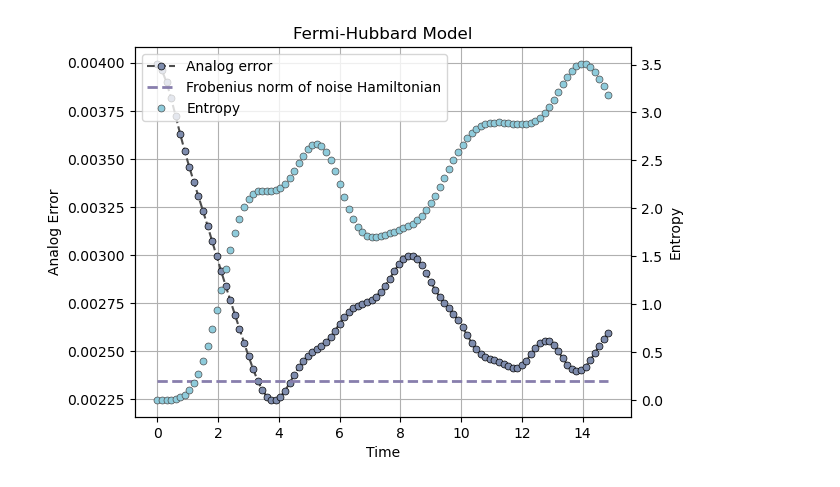
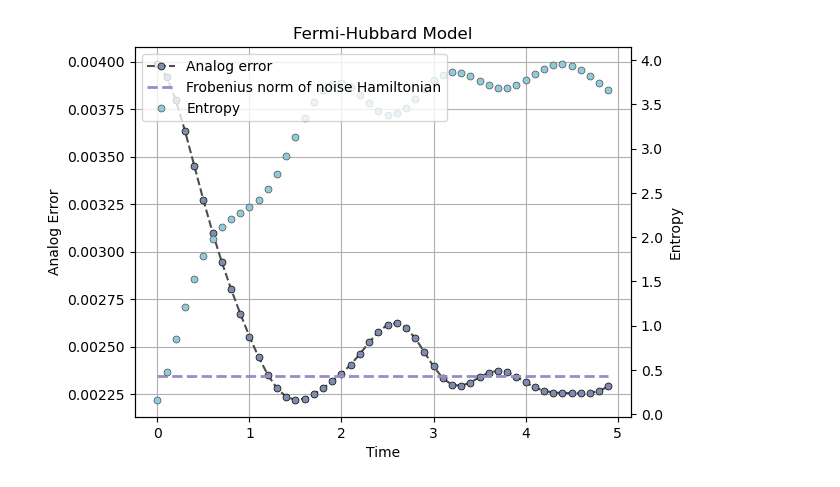
Before and after one commit to minidas/Entanglement-Induced-Resilience-of-Quantum-Dynamics, a Jupyter notebook: fermionic.ipynb, the cells around one changed output. Saved outputs shown, nothing was run; the diff lists cells and outputs as text; code cells hidden in the pictures.

```diff
--- a/fermionic.ipynb
+++ b/fermionic.ipynb
@@ -4,13 +4,13 @@ import numpy as np
 import matplotlib.pyplot as plt
 from tqdm import tqdm
 from fermion import *
-from entropy import RDM_entropy
+from entropy import *
 
-exact_model = Fermion_Model(tunneling=1.0, coulomb=0)
+exact_model = Fermion_Model(tunneling=1.0, coulomb=0.5)
 analog_model = Analog_Fermion(exact_model)
 
 initial_state = Statevector.from_label('1111111100000000').data  # Example initial state
-time=np.linspace(0,15,101)
+time=np.linspace(0,5,51)
 exact_state=initial_state
 analog_state=initial_state
 time_step=0.1
@@ -20,7 +20,9 @@ for _ in tqdm(time):
     analog_state = analog_model.evolve_state(exact_state, time_step, analog_model.H)
     exact_state = exact_model.evolve_state(exact_state, time_step, exact_model.H)
     error.append(np.linalg.norm(exact_state - analog_state))
-    entropy.append(RDM_entropy(analog_state, 4,16)[-1])
+    # entropy.append(RDM_entropy(analog_state, 4,16)[-1])
+    rho=partial_trace(Statevector(analog_state),[4,5,6,7,8,9,10,11,12,13,14,15])
+    entropy.append(von_neumann_entropy(rho))
 # %%
 from math import sqrt
 d=2**16
@@ -28,21 +30,21 @@ H_noise=get_sparse_operator(exact_model.H-analog_model.H).toarray()
 fro_norm=np.linalg.norm(H_noise,'fro')/sqrt(d)*time_step
 # %%
 p11=plt.plot(time[:-1], error[:-1],color='0.3', marker='o', markersize=5, mfc="#7E8CAD", mec='k', linestyle='dashed', markeredgewidth=0.5,label='Analog error')
-p12=plt.plot(time[:-1], [fro_norm]*len(time[:-1]),'--',color="#887EAD",linewidth=2,label='Frobenius norm of noise Hamiltonian')
+p12=plt.plot(time[:-1], [fro_norm]*len(time[:-1]),'--',color="#998DC2",linewidth=2,label='Frobenius norm of noise Hamiltonian')
 plt.grid()
 plt.xlabel('Time')
 plt.ylabel('Analog Error')
 # plt.ylim( top=0.3)
 ax1=plt.gca()
 ax2 = ax1.twinx()
 p2=ax2.plot(time[:-1], entropy[:-1],color='0.3', marker='o', markersize=5, mfc="#8ECBDB", linestyle='', markeredgewidth=0.5,label='Entropy')
 ax2.set_ylabel('Entropy')
 lns=p11+p12+p2
 labs=[l.get_label() for l in lns]
 plt.legend(lns, labs, loc=2)
 
 plt.title('Fermi-Hubbard Model')
-plt.savefig('Figures/fermion_error2.pdf', bbox_inches='tight',dpi=600)
+plt.savefig('Figures/fermion_error_period.pdf', bbox_inches='tight',dpi=600)
 plt.show()
 # %% [output]
-[figure, old version]
+[figure, new version]
```
Also changed, not shown: 6 other files.
